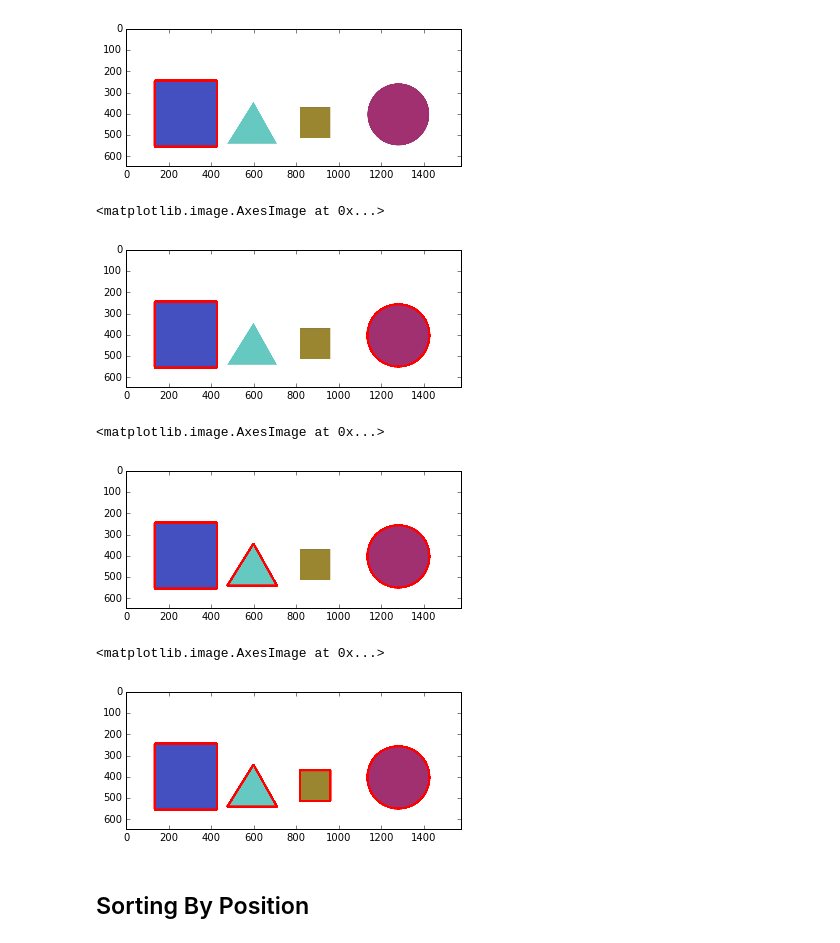
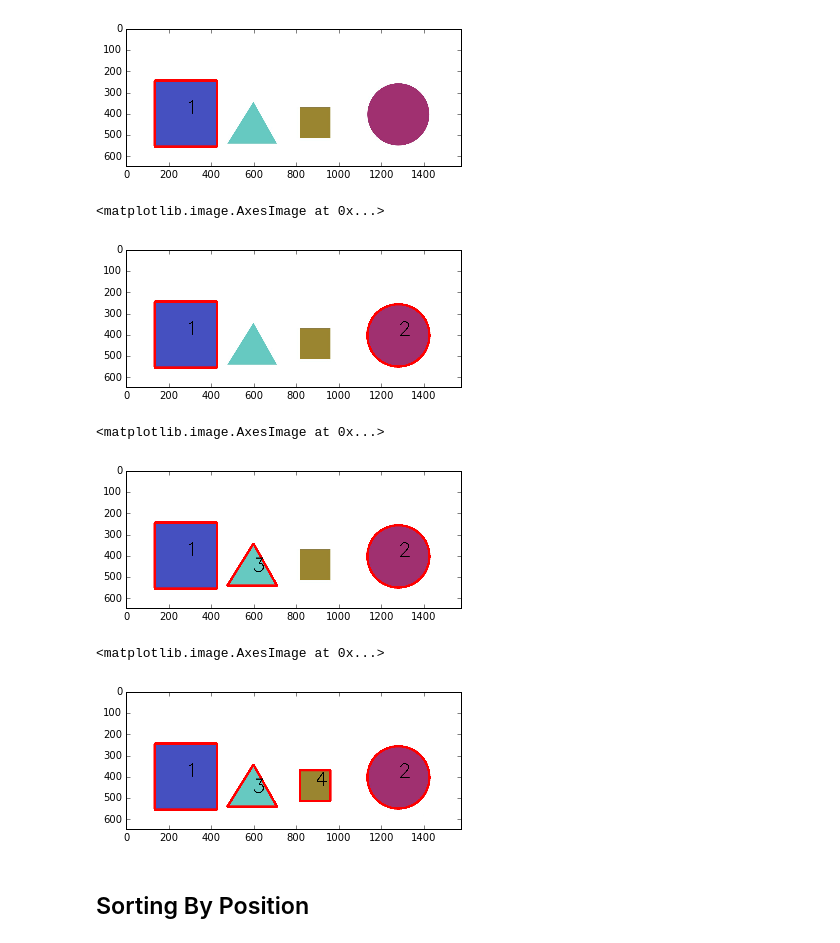
Before and after one commit to zwjyyc/finch, a Jupyter notebook: computer-vision/sorting-contours.ipynb, the cells around one changed output. Cells and saved outputs as stored; diff of their text form; code cells hidden in the pictures.

```diff
--- a/computer-vision/sorting-contours.ipynb
+++ b/computer-vision/sorting-contours.ipynb
@@ -35,6 +35,12 @@ Number of contours found =  4
 % matplotlib inline
 import cv2
 import matplotlib.pyplot as plt
+
+def get_centroid_cord(contour):
+    M = cv2.moments(contour)
+    cx = int(M['m10']/M['m00'])
+    cy = int(M['m01']/M['m00'])
+    return (cx, cy)
 
 def get_contour_areas(contours): # function to display contour area
     return [cv2.contourArea(cnt) for cnt in contours]
@@ -52,6 +58,7 @@ sorted_contours = sorted(contours, key=cv2.contourArea, reverse=True) # sort con
 print ("Contor Areas after sorting", get_contour_areas(sorted_contours))
 
 cv2.drawContours(image, [sorted_contours[0]], -1, (255,0,0), 10)
+cv2.putText(image, str(0+1), get_centroid_cord(sorted_contours[0]), cv2.FONT_HERSHEY_SIMPLEX, 3, (0,0,0), 3)
 plt.imshow(image)
 # %% [output]
 Contor Areas before sorting [20587.5, 22900.5, 66581.5, 90222.0]
@@ -60,22 +67,25 @@ Contor Areas after sorting [90222.0, 66581.5, 22900.5, 20587.5]
 [figure]
 # %%
 cv2.drawContours(image, [sorted_contours[1]], -1, (255,0,0), 10)
+cv2.putText(image, str(1+1), get_centroid_cord(sorted_contours[1]), cv2.FONT_HERSHEY_SIMPLEX, 3, (0,0,0), 3)
 plt.imshow(image)
 # %% [output]
 <matplotlib.image.AxesImage at 0x...>
-[figure, old version]
+[figure, new version]
 # %%
 cv2.drawContours(image, [sorted_contours[2]], -1, (255,0,0), 10)
+cv2.putText(image, str(2+1), get_centroid_cord(sorted_contours[2]), cv2.FONT_HERSHEY_SIMPLEX, 3, (0,0,0), 3)
 plt.imshow(image)
 # %% [output]
 <matplotlib.image.AxesImage at 0x...>
-[figure, old version]
+[figure, new version]
 # %%
 cv2.drawContours(image, [sorted_contours[3]], -1, (255,0,0), 10)
+cv2.putText(image, str(3+1), get_centroid_cord(sorted_contours[3]), cv2.FONT_HERSHEY_SIMPLEX, 3, (0,0,0), 3)
 plt.imshow(image)
 # %% [output]
 <matplotlib.image.AxesImage at 0x...>
-[figure, old version]
+[figure, new version]
 # %% [markdown]
 ## Sorting By Position
 # %%
```
Also changed, not shown: parts of 1 cell of this notebook.
